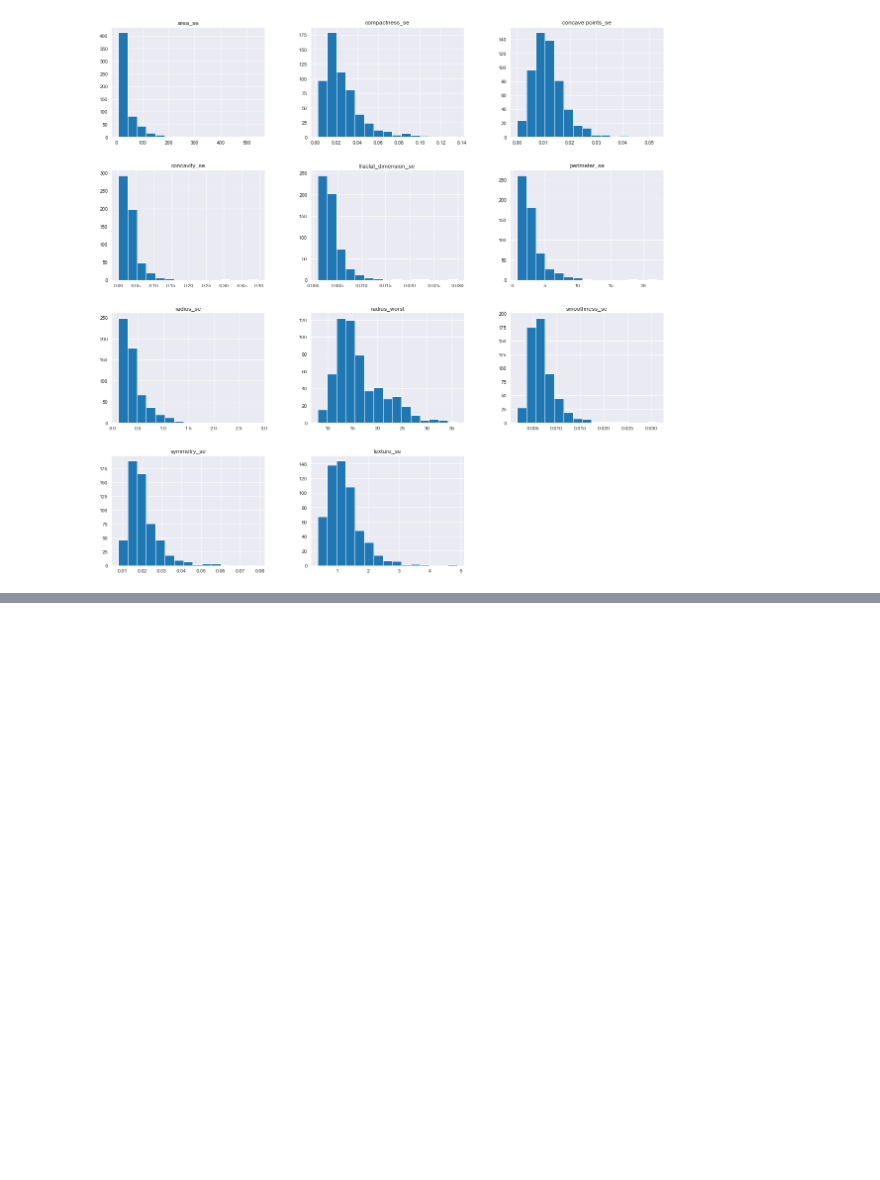
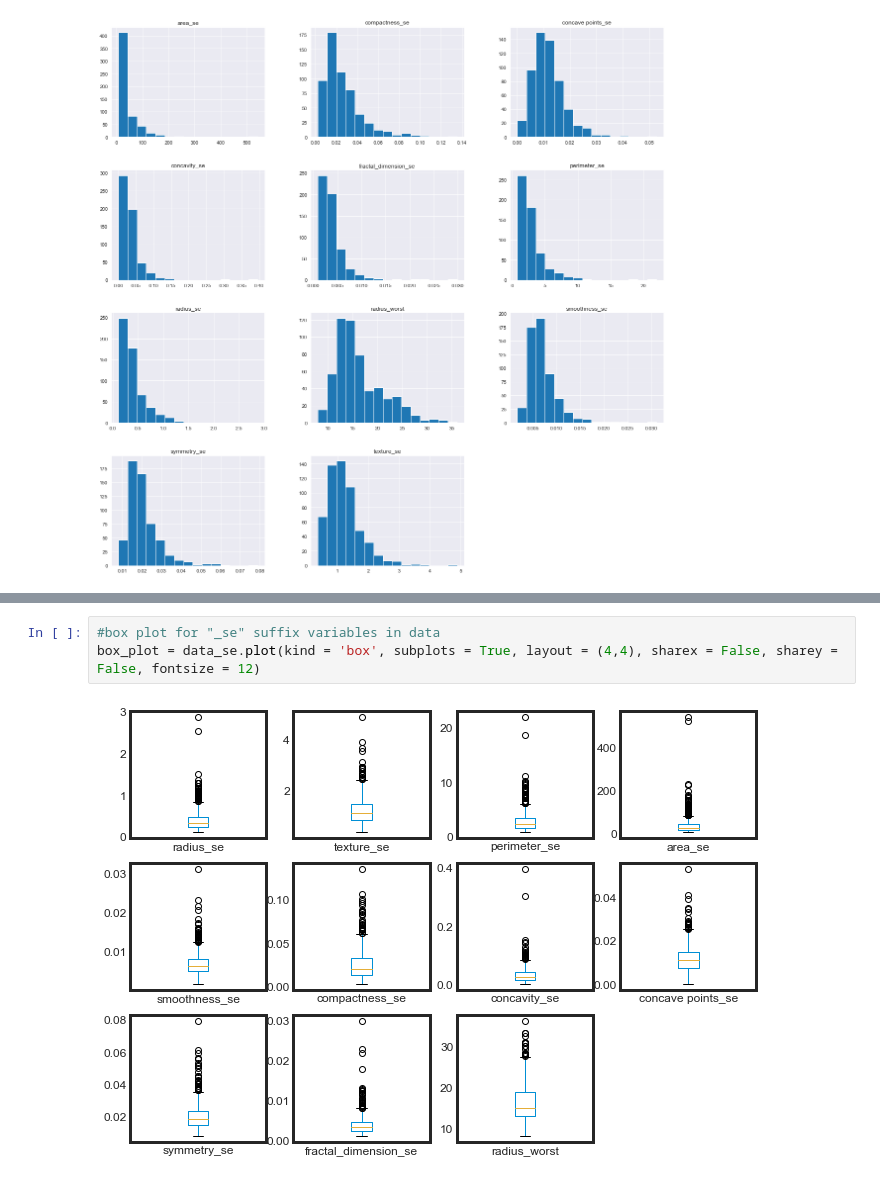
Before and after one commit to shubhramahey/Breast-Cancer-Analysis, a Jupyter notebook: Breast Cancer Analysis.ipynb, the cells around one changed output, grey strips where cells are left out. Cells and saved outputs as stored; diff of their text form; blank space fills up the shorter version.

```diff
--- a/Breast Cancer Analysis.ipynb
+++ b/Breast Cancer Analysis.ipynb
@@ -205,0 +219,5 @@ These plots show some exponential and some Gaussian distributions. These variabl
+# %%
+#box plot for "_se" suffix variables in data
+box_plot = data_se.plot(kind = 'box', subplots = True, layout = (4,4), sharex = False, sharey = False, fontsize = 12)
+# %% [output]
+[figure, added]
```
Also changed, not shown: parts of 27 cells of this notebook.
